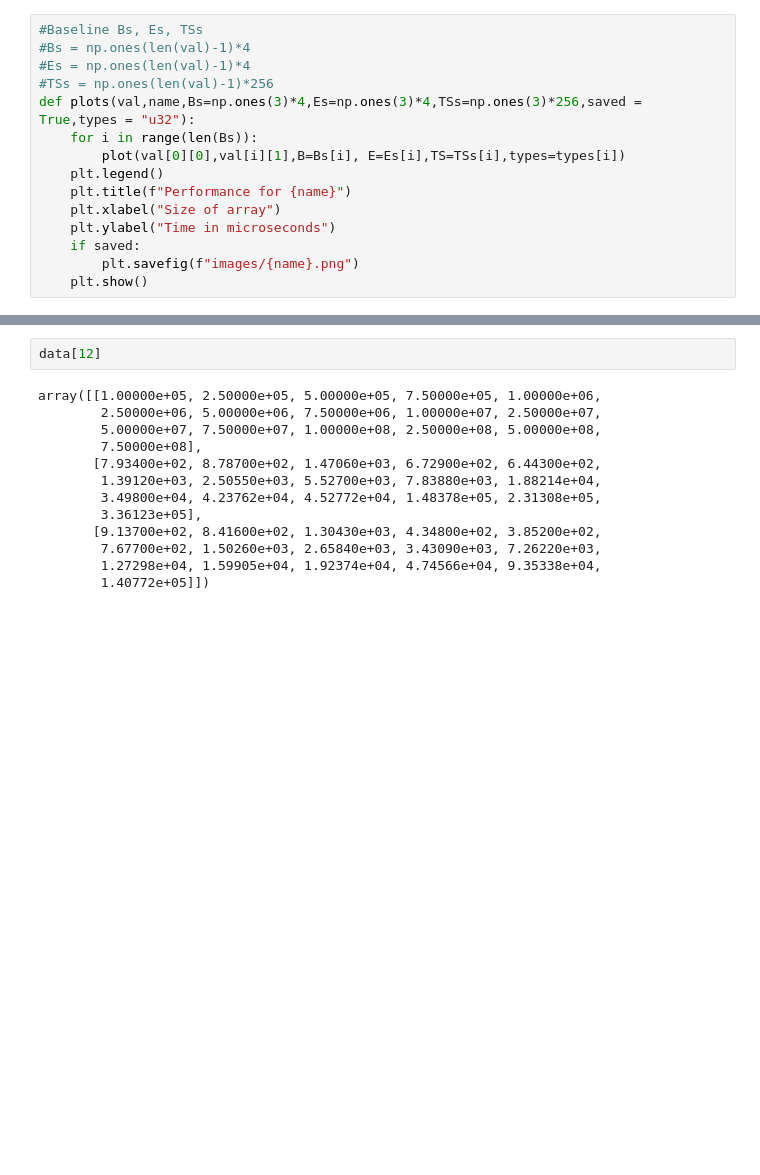
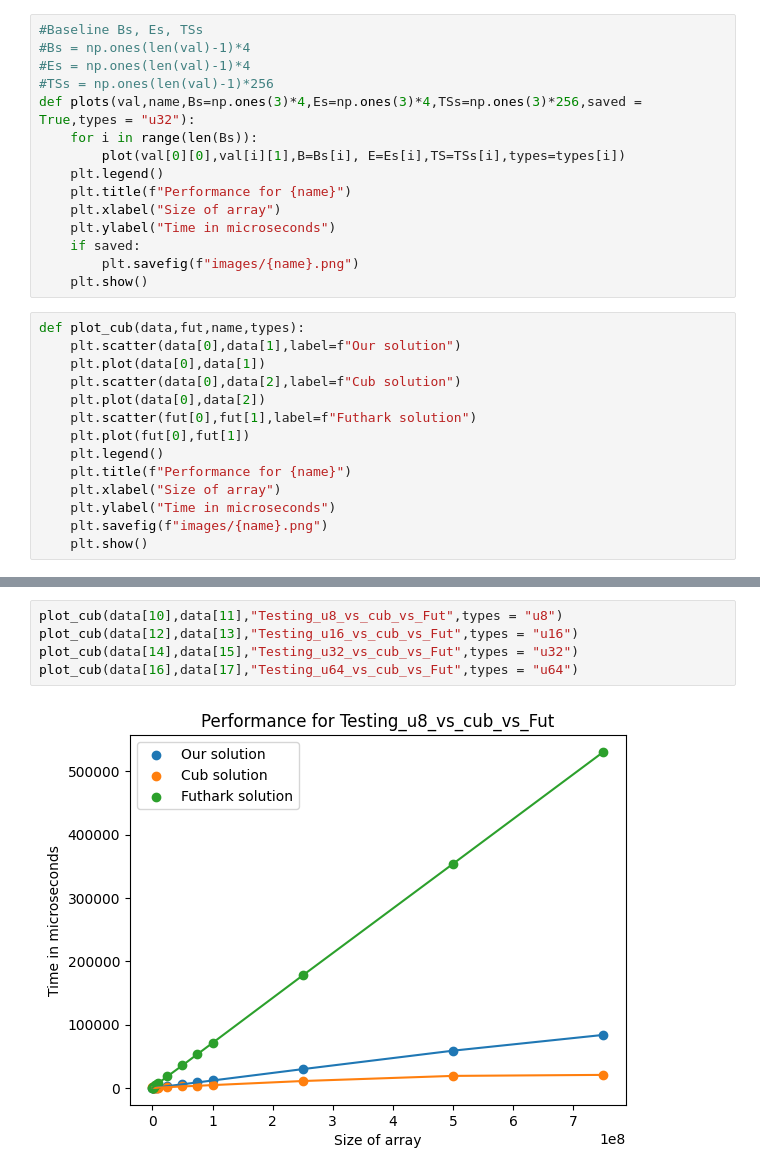
Before and after one commit to kaff3/intraseq, a Jupyter notebook: graphing.ipynb, the cells around one changed output, grey strips where cells are left out. Saved outputs shown, nothing was run; the diff lists cells and outputs as text; blank space fills up the shorter version.

```diff
--- a/graphing.ipynb
+++ b/graphing.ipynb
@@ -55,6 +55,20 @@ def plots(val,name,Bs=np.ones(3)*4,Es=np.ones(3)*4,TSs=np.ones(3)*256,saved = Tr
     if saved:
         plt.savefig(f"images/{name}.png")
     plt.show()
+# %%
+def plot_cub(data,fut,name,types):
+    plt.scatter(data[0],data[1],label=f"Our solution")
+    plt.plot(data[0],data[1])
+    plt.scatter(data[0],data[2],label=f"Cub solution")
+    plt.plot(data[0],data[2])
+    plt.scatter(fut[0],fut[1],label=f"Futhark solution")
+    plt.plot(fut[0],fut[1])
+    plt.legend()
+    plt.title(f"Performance for {name}")
+    plt.xlabel("Size of array")
+    plt.ylabel("Time in microseconds")
+    plt.savefig(f"images/{name}.png")
+    plt.show()
 # %%
 # Set the Bs, Es, or TSs array to the correct value before plotting
 plots(data[0:3],"Testing_B", Bs=np.array([1,4,8]))
@@ -70,15 +83,7 @@ plots(data[10:],"Testing_Threads", Bs=np.array([8,8,8,8]), Es=np.array([4,4,4,4]
-# %%
-data[12]
-# %% [output]
-array([[1.00000e+05, 2.50000e+05, 5.00000e+05, 7.50000e+05, 1.00000e+06,
-        2.50000e+06, 5.00000e+06, 7.50000e+06, 1.00000e+07, 2.50000e+07,
-        5.00000e+07, 7.50000e+07, 1.00000e+08, 2.50000e+08, 5.00000e+08,
-        7.50000e+08],
-       [7.93400e+02, 8.78700e+02, 1.47060e+03, 6.72900e+02, 6.44300e+02,
-        1.39120e+03, 2.50550e+03, 5.52700e+03, 7.83880e+03, 1.88214e+04,
-        3.49800e+04, 4.23762e+04, 4.52772e+04, 1.48378e+05, 2.31308e+05,
-        3.36123e+05],
-       [9.13700e+02, 8.41600e+02, 1.30430e+03, 4.34800e+02, 3.85200e+02,
-        7.67700e+02, 1.50260e+03, 2.65840e+03, 3.43090e+03, 7.26220e+03,
-        1.27298e+04, 1.59905e+04, 1.92374e+04, 4.74566e+04, 9.35338e+04,
-        1.40772e+05]])
+# %%
+plot_cub(data[10],data[11],"Testing_u8_vs_cub_vs_Fut",types = "u8")
+plot_cub(data[12],data[13],"Testing_u16_vs_cub_vs_Fut",types = "u16")
+plot_cub(data[14],data[15],"Testing_u32_vs_cub_vs_Fut",types = "u32")
+plot_cub(data[16],data[17],"Testing_u64_vs_cub_vs_Fut",types = "u64")
+# %% [output]
+[figure, added]
```
Also changed, not shown: parts of 2 cells of this notebook, 23 other files.
